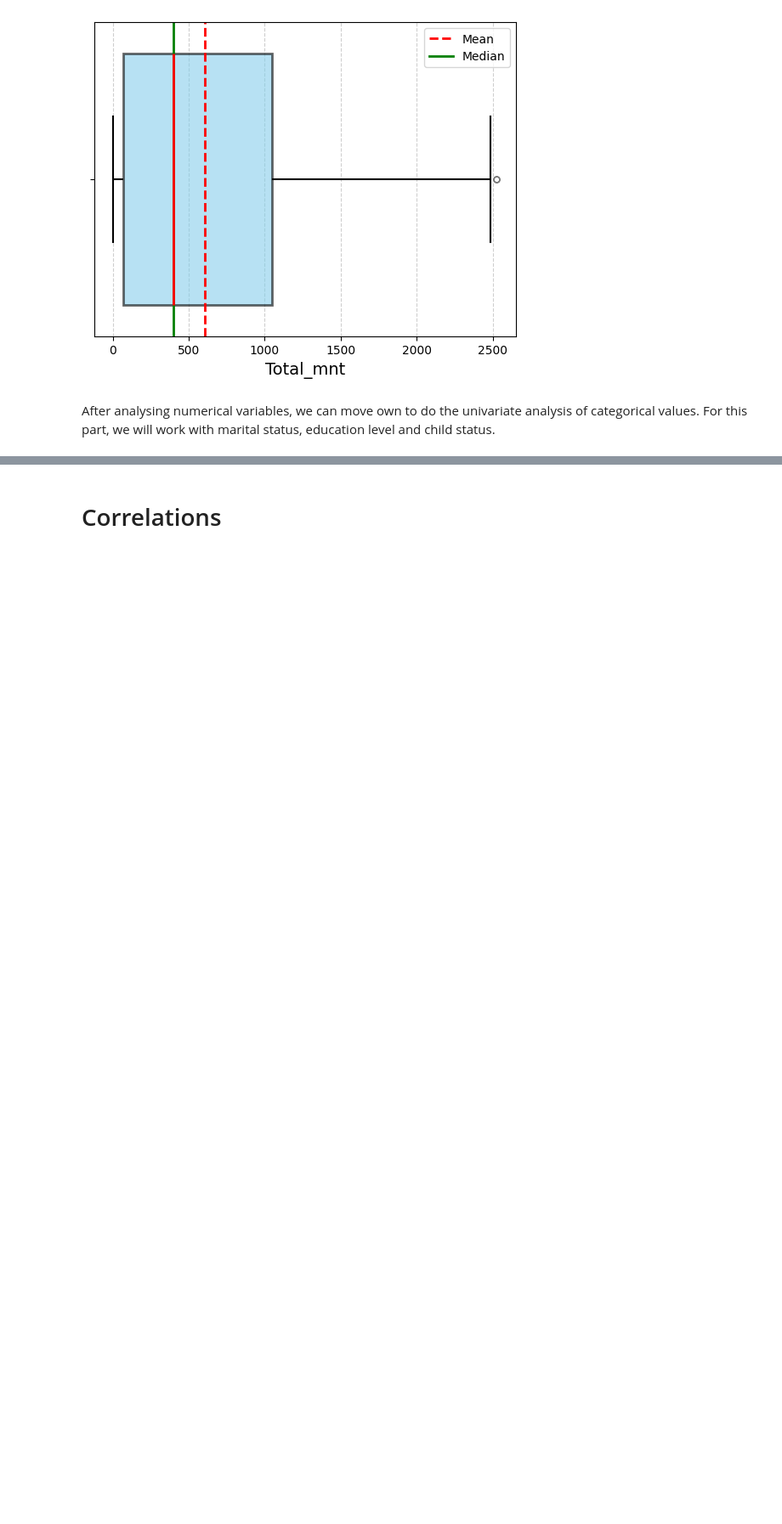
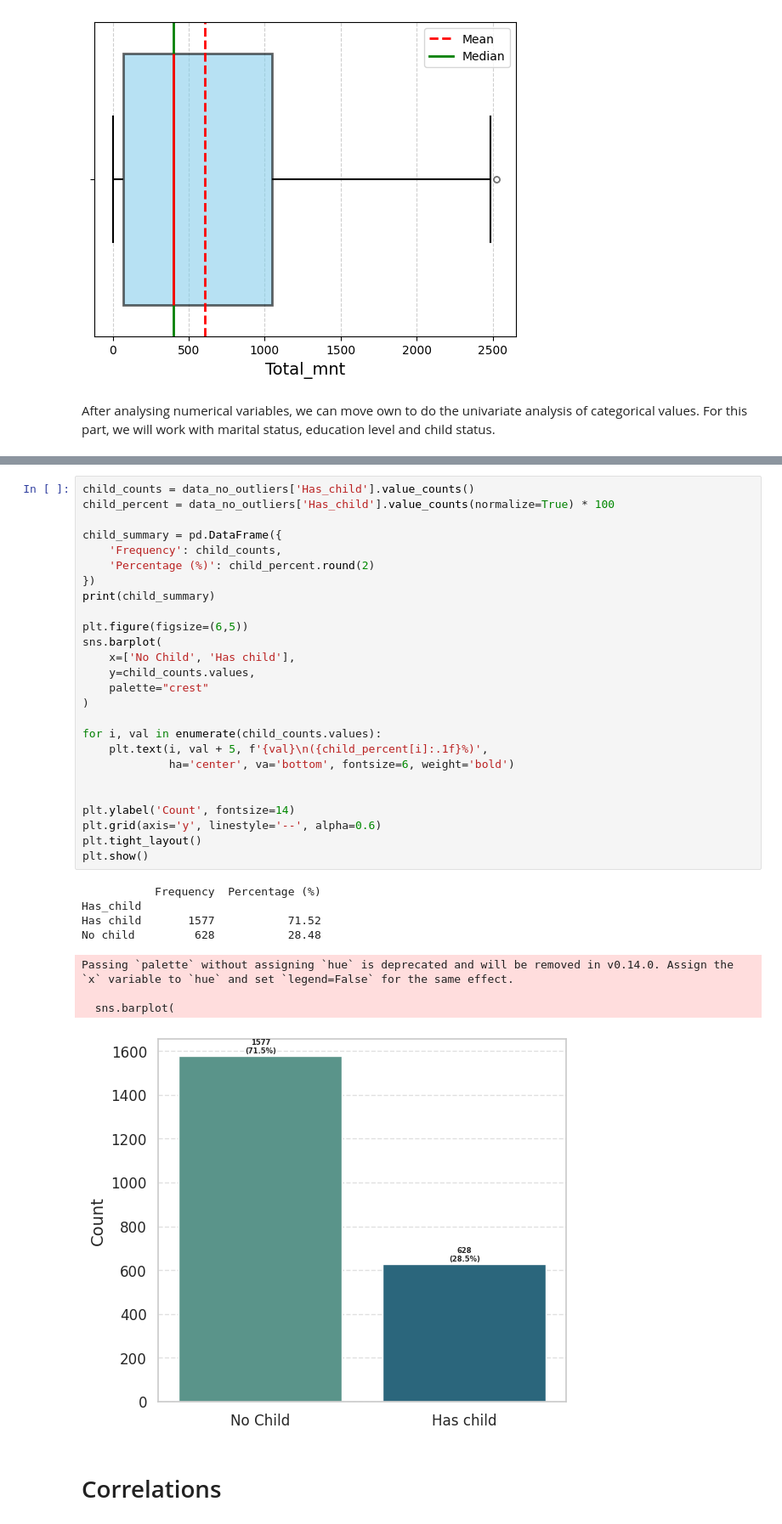
Before and after one commit to valentinpylypchuk/AAA-ML-Project-2025-26, a Jupyter notebook: Project.ipynb, the cells around one changed output, grey strips where cells are left out. Shown: that part at 85% size. Saved outputs shown, nothing was run; the diff lists cells and outputs as text; blank space fills up the shorter version.

```diff
--- a/Project.ipynb
+++ b/Project.ipynb
@@ -510,3 +598,38 @@ After analysing numerical variables, we can move own to do the univariate analys
+# %%
+child_counts = data_no_outliers['Has_child'].value_counts()
+child_percent = data_no_outliers['Has_child'].value_counts(normalize=True) * 100
+
+child_summary = pd.DataFrame({
+    'Frequency': child_counts,
+    'Percentage (%)': child_percent.round(2)
+})
+print(child_summary)
+
+plt.figure(figsize=(6,5))
+sns.barplot(
+    x=['No Child', 'Has child'],
+    y=child_counts.values,
+    palette="crest"
+)
+
+for i, val in enumerate(child_counts.values):
+    plt.text(i, val + 5, f'{val}\n({child_percent[i]:.1f}%)',
+             ha='center', va='bottom', fontsize=6, weight='bold')
+
+
+plt.ylabel('Count', fontsize=14)
+plt.grid(axis='y', linestyle='--', alpha=0.6)
+plt.tight_layout()
+plt.show()
+# %% [output]
+           Frequency  Percentage (%)
+Has_child
+Has child       1577           71.52
+No child         628           28.48
+Passing `palette` without assigning `hue` is deprecated and will be removed in v0.14.0. Assign the `x` variable to `hue` and set `legend=False` for the same effect.
+
+  sns.barplot(
+[figure, added]
 # %% [markdown]
 # Correlations
 # %%
```
Also changed, not shown: parts of 3 cells of this notebook.
